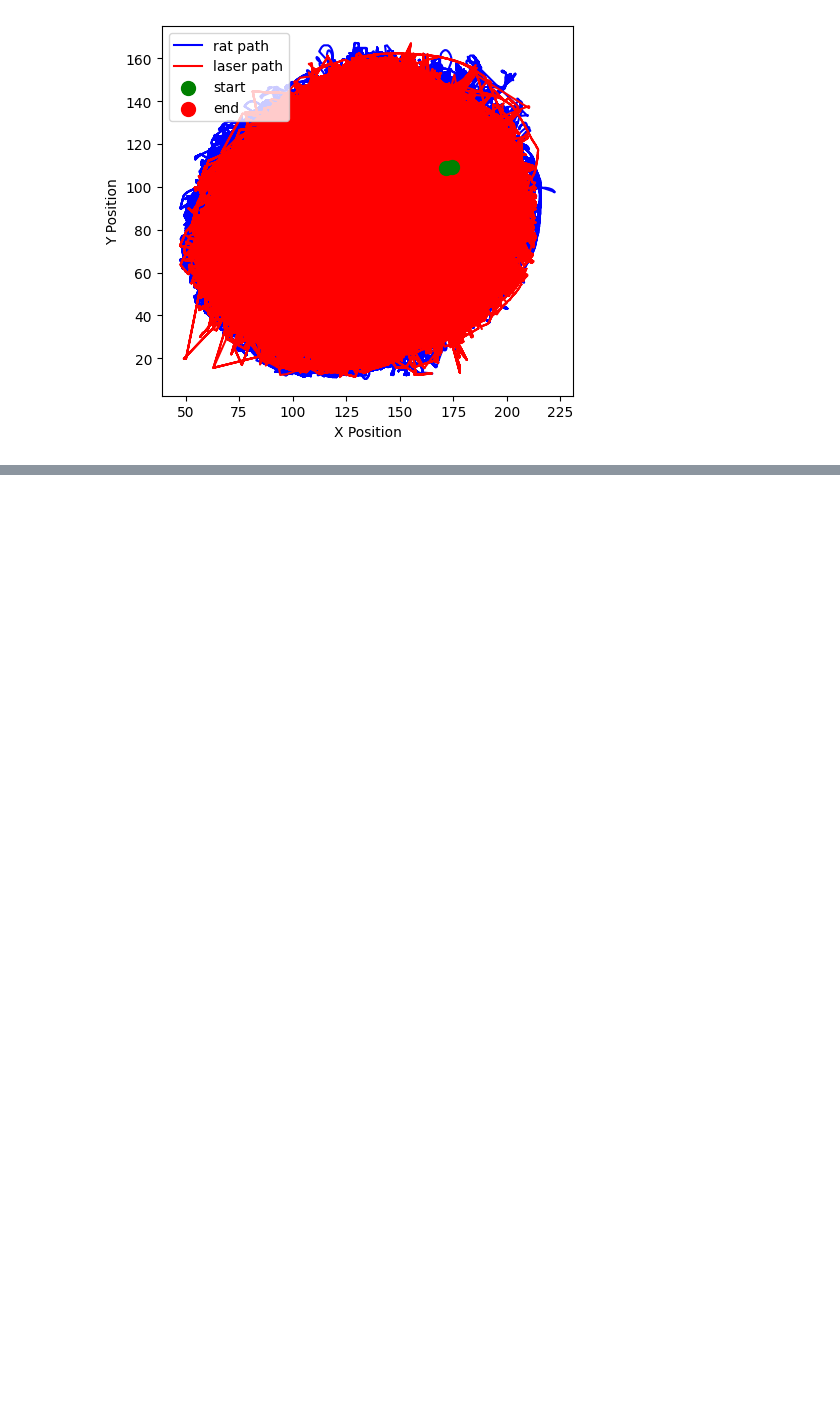
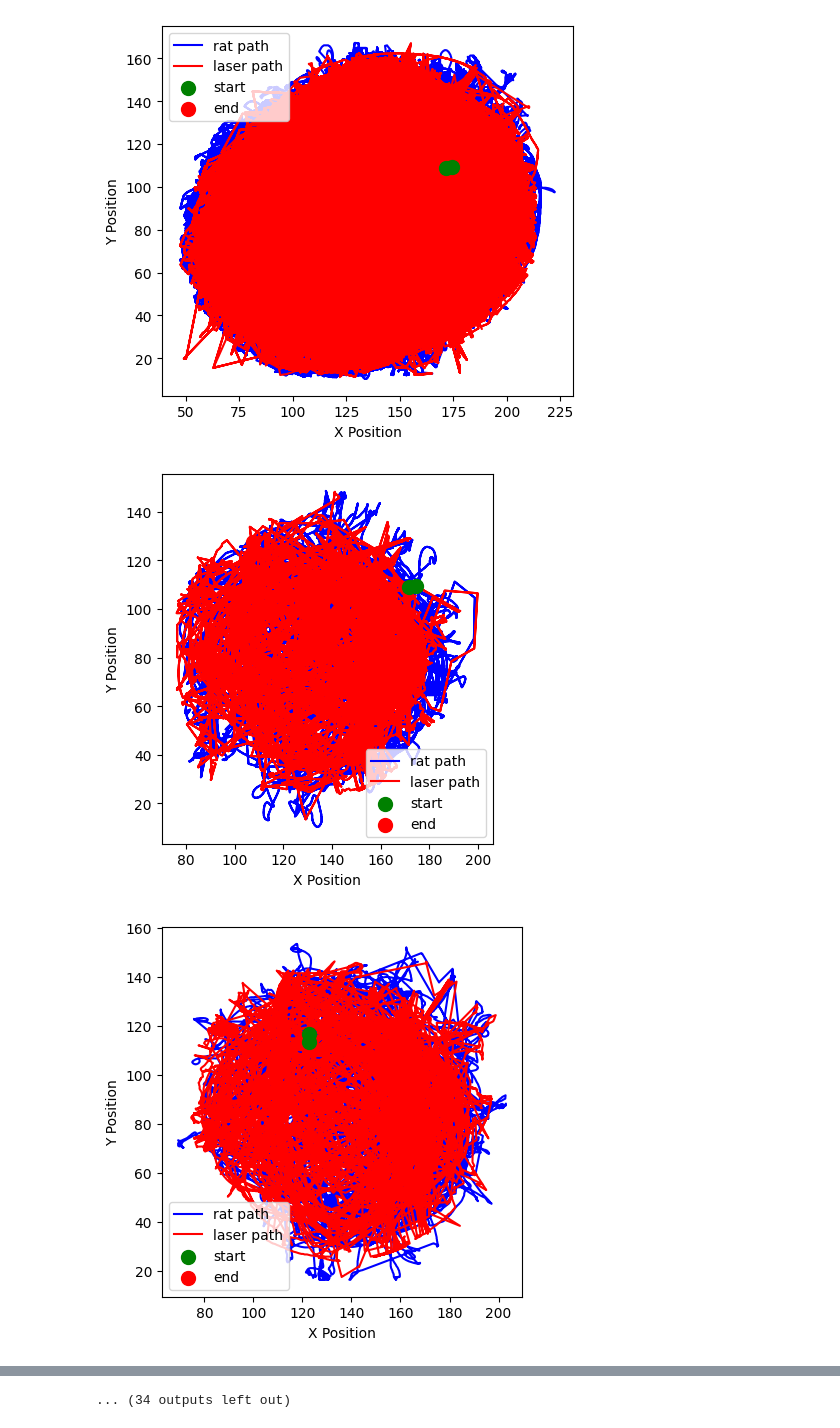
Before and after one commit to bigbrainmay/pursuit, a Jupyter notebook: Target Distance Coding.ipynb, the cells around one changed output, grey strips where cells are left out. Drawn from its saved outputs; the diff is of its cells as text; code cells hidden in the pictures; blank space fills up the shorter version.

```diff
--- a/Target Distance Coding.ipynb
+++ b/Target Distance Coding.ipynb
@@ -103,3 +204,10 @@ print(radius)
 pursuit.plot.plot_trajectory(RSC_sessions_cleaned, rat_color='blue', laser_color='red')
 # %% [output]
 [figure]
+# %%
+for sessFile in RSC_sessions_cleaned["sessFile"].unique():
+    session = RSC_sessions_cleaned[RSC_sessions_cleaned["sessFile"]== sessFile]
+    pursuit.plot.plot_trajectory(session, rat_color='blue', laser_color='red')
+# %% [output]
+[figure, added]
+[figure, added]
@@ -105,0 +224 @@ pursuit.plot.plot_trajectory(RSC_sessions_cleaned, rat_color='blue', laser_color
+... (34 outputs left out)
```
Also changed, not shown: parts of 6 cells of this notebook.
